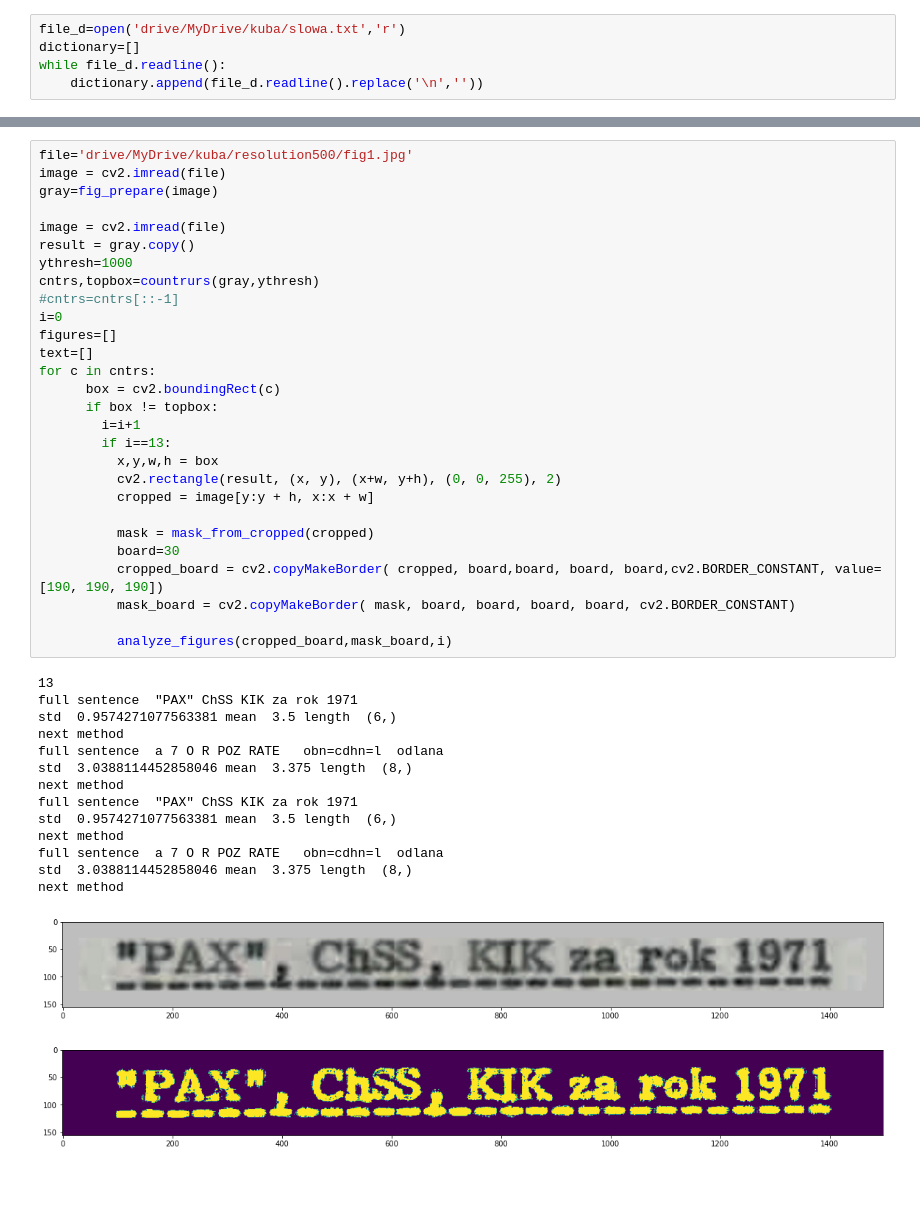
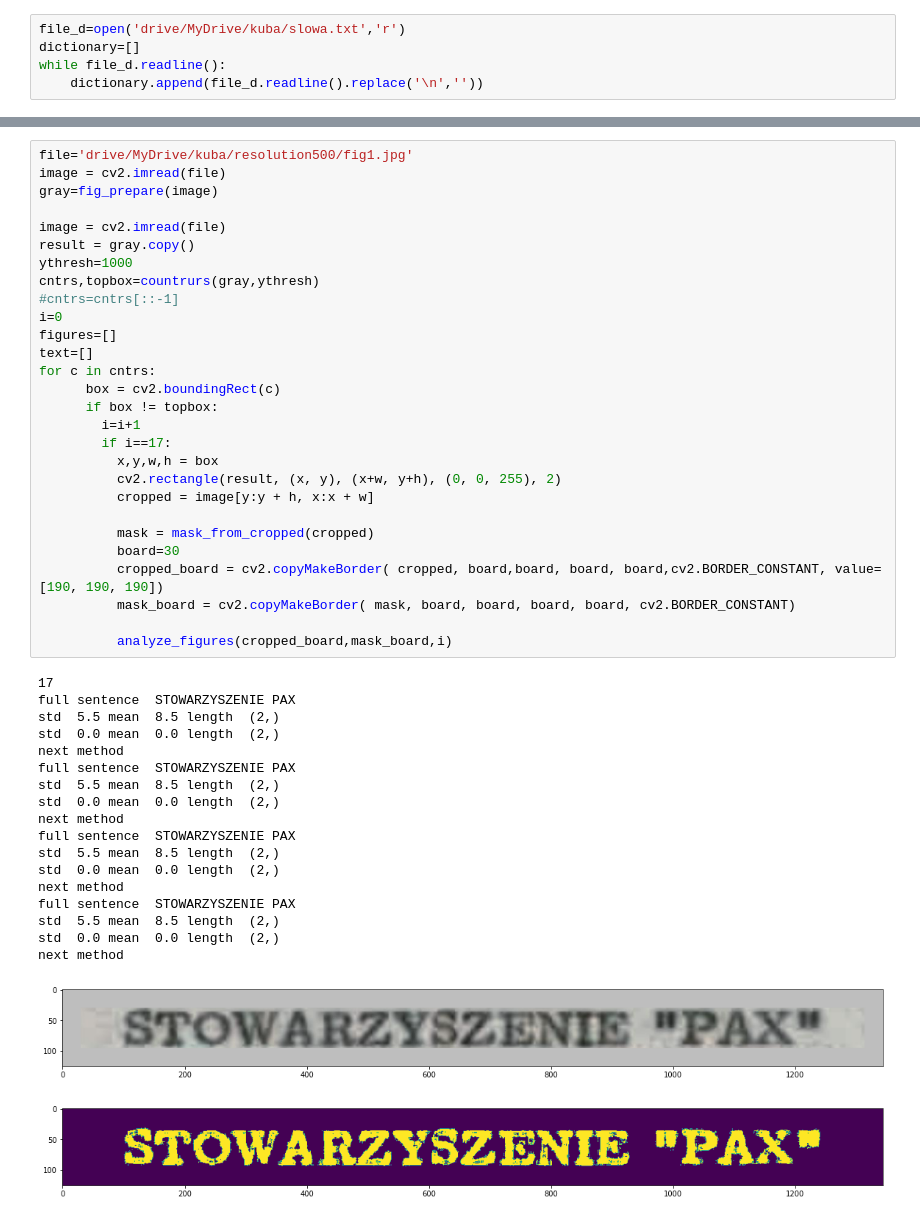
Before and after one commit to KacperGrodecki/image_proccessing, a Jupyter notebook: kuba_img_manip.ipynb, the cells around one changed output, grey strips where cells are left out. Drawn from its saved outputs; the diff is of its cells as text; blank space fills up the shorter version.

```diff
--- a/kuba_img_manip.ipynb
+++ b/kuba_img_manip.ipynb
@@ -336,42 +330,46 @@ file='drive/MyDrive/kuba/resolution500/fig1.jpg'
 image = cv2.imread(file)
 gray=fig_prepare(image)
 
 image = cv2.imread(file)
 result = gray.copy()
 ythresh=1000
 cntrs,topbox=countrurs(gray,ythresh)
 #cntrs=cntrs[::-1]
 i=0
 figures=[]
 text=[]
 for c in cntrs:
       box = cv2.boundingRect(c)
       if box != topbox:
         i=i+1
-        if i==13:
+        if i==17:
           x,y,w,h = box
           cv2.rectangle(result, (x, y), (x+w, y+h), (0, 0, 255), 2)
           cropped = image[y:y + h, x:x + w]
 
           mask = mask_from_cropped(cropped)
           board=30
           cropped_board = cv2.copyMakeBorder( cropped, board,board, board, board,cv2.BORDER_CONSTANT, value=[190, 190, 190])
           mask_board = cv2.copyMakeBorder( mask, board, board, board, board, cv2.BORDER_CONSTANT)
 
           analyze_figures(cropped_board,mask_board,i)
 # %% [output]
-13
-full sentence  "PAX" ChSS KIK za rok 1971
-std  0.9574271077563381 mean  3.5 length  (6,)
+17
+full sentence  STOWARZYSZENIE PAX
+std  5.5 mean  8.5 length  (2,)
+std  0.0 mean  0.0 length  (2,)
 next method
-full sentence  a 7 O R POZ RATE   obn=cdhn=l  odlana
-std  3.0388114452858046 mean  3.375 length  (8,)
+full sentence  STOWARZYSZENIE PAX
+std  5.5 mean  8.5 length  (2,)
+std  0.0 mean  0.0 length  (2,)
 next method
-full sentence  "PAX" ChSS KIK za rok 1971
-std  0.9574271077563381 mean  3.5 length  (6,)
+full sentence  STOWARZYSZENIE PAX
+std  5.5 mean  8.5 length  (2,)
+std  0.0 mean  0.0 length  (2,)
 next method
-full sentence  a 7 O R POZ RATE   obn=cdhn=l  odlana
-std  3.0388114452858046 mean  3.375 length  (8,)
+full sentence  STOWARZYSZENIE PAX
+std  5.5 mean  8.5 length  (2,)
+std  0.0 mean  0.0 length  (2,)
 next method
-[figure, old version]
+[figure, new version]
-[figure, old version]
+[figure, new version]
```
Also changed, not shown: parts of 13 cells of this notebook.
